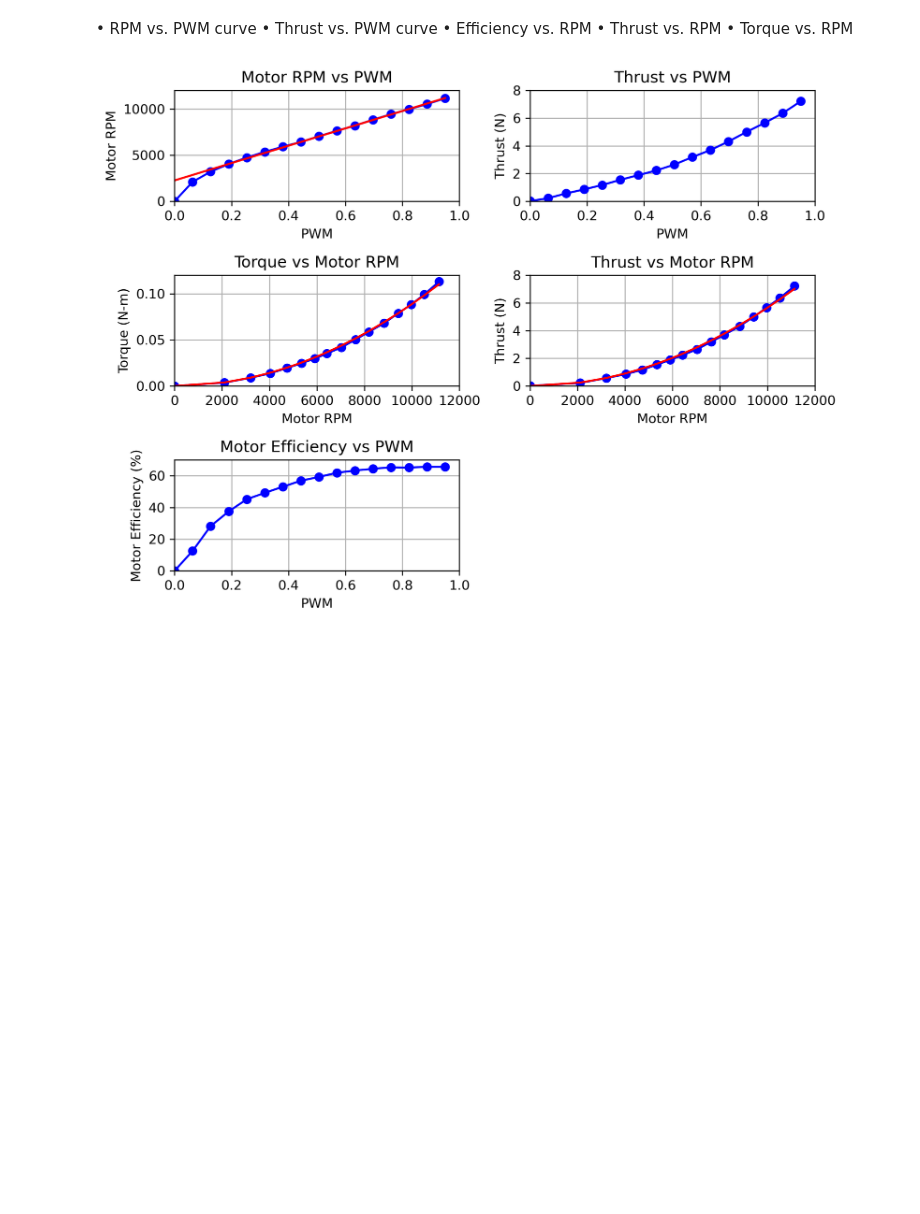
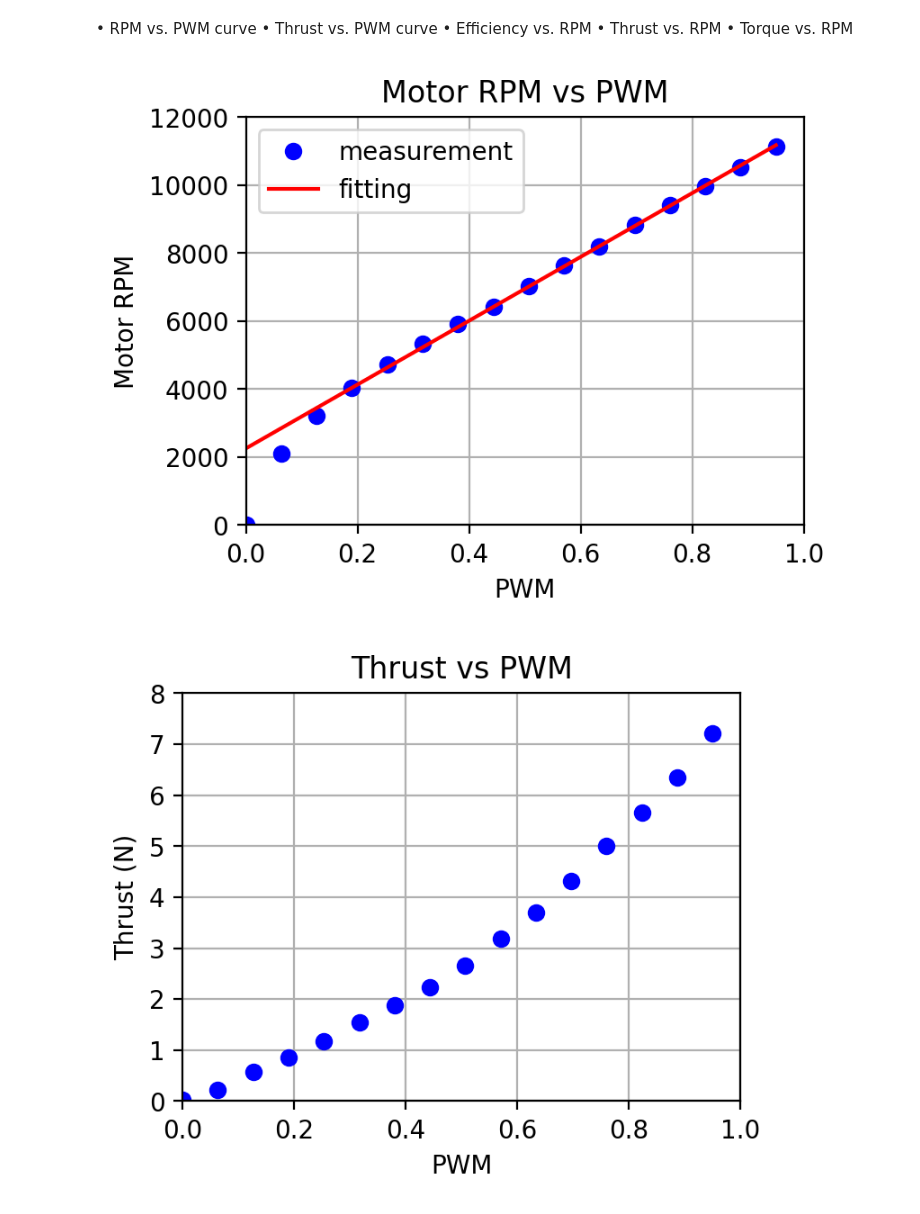
Before and after one commit to twhsu-stanley/Quadrotor_object_following, a Jupyter notebook: ReportNotebooks/Dyno_sweeping_test.ipynb, the cells around one changed output. Saved outputs shown, nothing was run; the diff lists cells and outputs as text; code cells hidden in the pictures; blank space fills up the shorter version.

```diff
--- a/ReportNotebooks/Dyno_sweeping_test.ipynb
+++ b/ReportNotebooks/Dyno_sweeping_test.ipynb
@@ -27,10 +27,11 @@ df['TorqueSpeedfit'] = (0.00000000088721737836)*(df['Motor Optical Speed (RPM)']
 •	Thrust vs. RPM
 •	Torque vs. RPM
 # %%
-plt.figure(figsize=(8, 6), dpi=300)
-plt.subplot(3,2,1)
-plt.plot(df['ESC signal (µs)'],df['Motor Optical Speed (RPM)'],'bo-')
-plt.plot(df['ESC signal (µs)'],df['SpeedPWMfit'],'r-')
+plt.figure(figsize=(4, 3), dpi=200)
+#plt.subplot(3,2,1)
+plt.plot(df['ESC signal (µs)'],df['Motor Optical Speed (RPM)'],'bo', label = 'measurement')
+plt.plot(df['ESC signal (µs)'],df['SpeedPWMfit'],'r-', label = 'fitting')
+plt.legend()
 plt.title('Motor RPM vs PWM')
 plt.xlabel('PWM')
 plt.ylabel('Motor RPM')
@@ -38,44 +39,51 @@ plt.grid()
 plt.xlim([0,1])
 plt.ylim([0,12000])
 
-plt.subplot(3,2,2)
-plt.plot(df['ESC signal (µs)'],df['Thrust (N)'],'bo-')
+plt.figure(figsize=(4, 3), dpi=200)
+#plt.subplot(3,2,2)
+plt.plot(df['ESC signal (µs)'],df['Thrust (N)'],'bo')
 plt.title('Thrust vs PWM')
 plt.ylabel('Thrust (N)')
 plt.xlabel('PWM')
 plt.grid()
 plt.xlim([0,1])
 plt.ylim([0,8])
 
-plt.subplot(3,2,3)
-plt.plot(df['Motor Optical Speed (RPM)'], df['Torque (N·m)'],'bo-')
-plt.plot(df['Motor Optical Speed (RPM)'], df['TorqueSpeedfit'],'r-')
+plt.figure(figsize=(4, 3), dpi=200)
+#plt.subplot(3,2,3)
+plt.plot(df['Motor Optical Speed (RPM)'], df['Torque (N·m)'],'bo', label = 'measurement')
+plt.plot(df['Motor Optical Speed (RPM)'], df['TorqueSpeedfit'],'r-', label = 'fitting')
 plt.title('Torque vs Motor RPM')
+plt.legend()
 plt.ylabel('Torque (N-m)')
 plt.xlabel('Motor RPM')
 plt.grid()
 plt.xlim([0,12000])
 plt.ylim([0,0.12])
 
-plt.subplot(3,2,4)
-plt.plot(df['Motor Optical Speed (RPM)'],df['Thrust (N)'],'bo-')
-plt.plot(df['Motor Optical Speed (RPM)'],df['ThrustSpeedfit'],'r-')
+plt.figure(figsize=(4, 3), dpi=200)
+#plt.subplot(3,2,4)
+plt.plot(df['Motor Optical Speed (RPM)'],df['Thrust (N)'],'bo', label = 'measurement')
+plt.plot(df['Motor Optical Speed (RPM)'],df['ThrustSpeedfit'],'r-', label = 'fitting')
+plt.legend()
 plt.title('Thrust vs Motor RPM')
 plt.ylabel('Thrust (N)')
 plt.xlabel('Motor RPM')
 plt.grid()
 plt.xlim([0,12000])
 plt.ylim([0,8])
 
-plt.subplot(3,2,5)
-plt.plot(df['ESC signal (µs)'],df['Motor Efficiency (%)'],'bo-')
+plt.figure(figsize=(4, 3), dpi=200)
+#plt.subplot(3,2,5)
+plt.plot(df['ESC signal (µs)'],df['Motor Efficiency (%)'],'bo')
 plt.title('Motor Efficiency vs PWM')
 plt.ylabel('Motor Efficiency (%)')
 plt.xlabel('PWM')
 plt.grid()
 plt.xlim([0,1])
 plt.ylim([0,70])
 
 plt.tight_layout()
 # %% [output]
-[figure, old version]
+[figure, new version]
+[figure, added]
```
Also changed, not shown: parts of 1 cell of this notebook, 5 other files.
